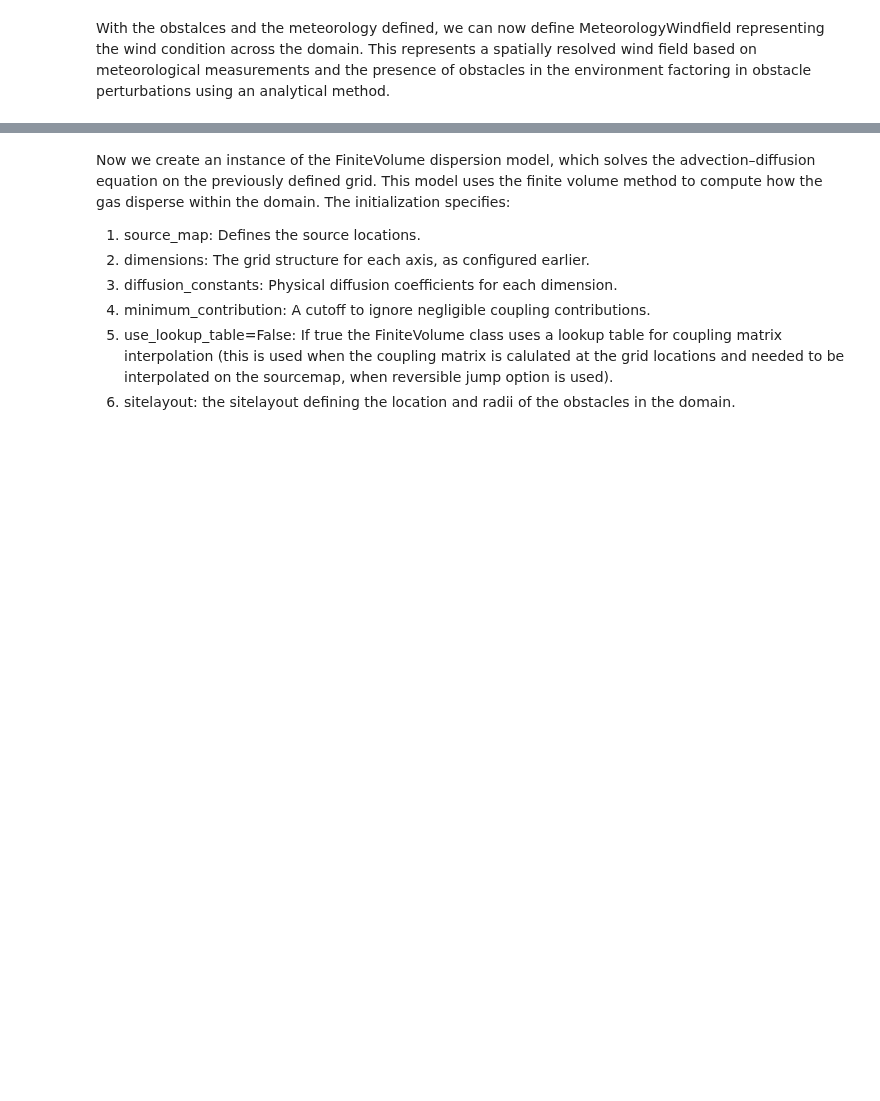
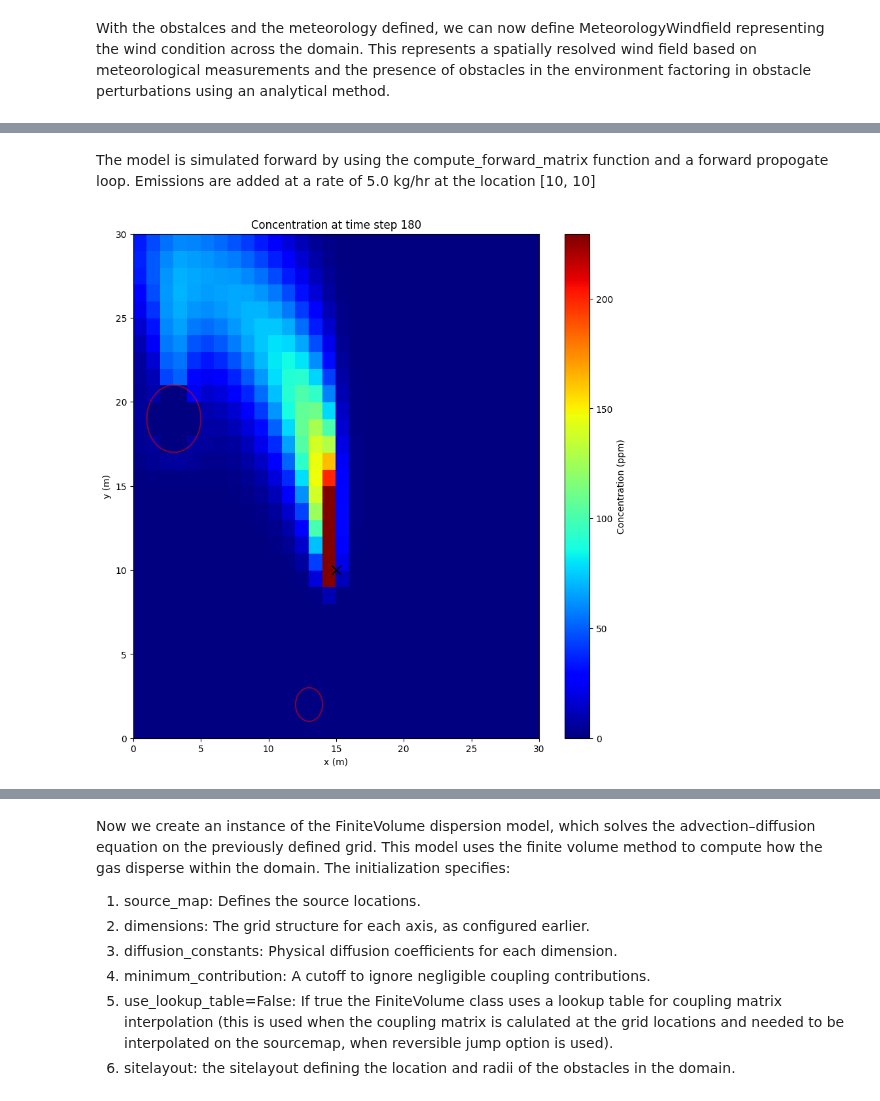
Before and after one commit to sede-open/pyELQ, a Jupyter notebook: examples/example_finite_volume_dispersion.ipynb, the cells around one changed output, grey strips where cells are left out. Saved outputs shown, nothing was run; the diff lists cells and outputs as text; code cells hidden in the pictures; blank space fills up the shorter version.

```diff
--- a/examples/example_finite_volume_dispersion.ipynb
+++ b/examples/example_finite_volume_dispersion.ipynb
@@ -243,0 +259,71 @@ array([ 1.5,  4.5,  7.5, 10.5, 13.5, 16.5, 19.5, 22.5, 25.5, 28.5])
+# %% [markdown]
+The model is simulated forward by using the compute_forward_matrix function and a forward propogate loop. Emissions are added at a rate of 5.0 kg/hr at the location [10, 10]
+# %%
+concentration = np.full((fe_forward.total_number_cells, met_object.nof_observations+1), np.nan)
+concentration[:, 0] = 0.0
+source_allocation = np.zeros((fe_forward.total_number_cells, 1), dtype=bool)
+source_location = np.array([15, 10])
+source_rate = 5.0  # kg/hr
+tree = cKDTree(
+    np.vstack(
+        (fe_forward.grid_coordinates.east.flatten(), fe_forward.grid_coordinates.north.flatten())
+    ).T
+)
+_, source_index = tree.query(source_location[:2], k=1)
+source_allocation[source_index] = True
+
+x_cylinder = np.linspace(-cylinders_radius, cylinders_radius, 100)
+y_cylinder = np.sqrt(cylinders_radius**2 - x_cylinder**2)
+y_cylinder = np.concatenate((y_cylinder, -y_cylinder[::-1]))
+x_cylinder = np.concatenate((x_cylinder, x_cylinder[::-1]))
+
+
+for iT in range(met_object.nof_observations):
+    met_windfield.calculate_spatial_wind_field(grid_coordinates=fe_forward.grid_coordinates, time_index=iT)
+
+    fe_forward.compute_forward_matrix(met_windfield)
+
+    s_smoothed = source_allocation * source_rate / 3600
+
+    concentration[:, iT + 1] = (fe_forward.dt / fe_forward.cell_volume) * (
+        fe_forward.forward_matrix @ concentration[:, iT].reshape(-1, 1) + s_smoothed
+    ).flatten()
+
+
+    if iT % 3 == 0:
+        concentration_scaled = concentration[:, iT + 1] * (1e6) / gas_object.gas_density()
+        plt.figure(figsize=(10, 10))
+        plt.pcolor(
+                fe_forward.dimensions[0].cell_centers,
+                fe_forward.dimensions[1].cell_centers,
+                concentration_scaled.reshape(fe_forward.grid_size).T ,
+                cmap="jet",
+                shading="auto",
+                vmin=np.min(concentration_scaled),
+                vmax=0.5 * np.max(concentration_scaled),
+            )
+        plt.colorbar(label="Concentration (ppm)")
+        plt.scatter(
+            source_location[0],
+            source_location[1],
+            color="black",
+            label="Source location",
+            s=100,
+            marker="x",
+        )
+        for i in range(len(cylinders_coordinate.east)):
+                plt.plot(
+                    (x_cylinder[:, i, :] + cylinders_coordinate.east[i]),
+                    (y_cylinder[:, i, :] + cylinders_coordinate.north[i]),
+                    c="red",
+                    alpha=0.5,
+                )
+        plt.title("Concentration at time step {}".format(iT))
+
+        plt.xlabel("x (m)")
+        plt.ylabel("y (m)")
+        plt.show()
+        plt.pause(1e-6)
+        clear_output(wait=True)
+# %% [output]
+[figure, added]
```
Also changed, not shown: parts of 19 cells of this notebook.
